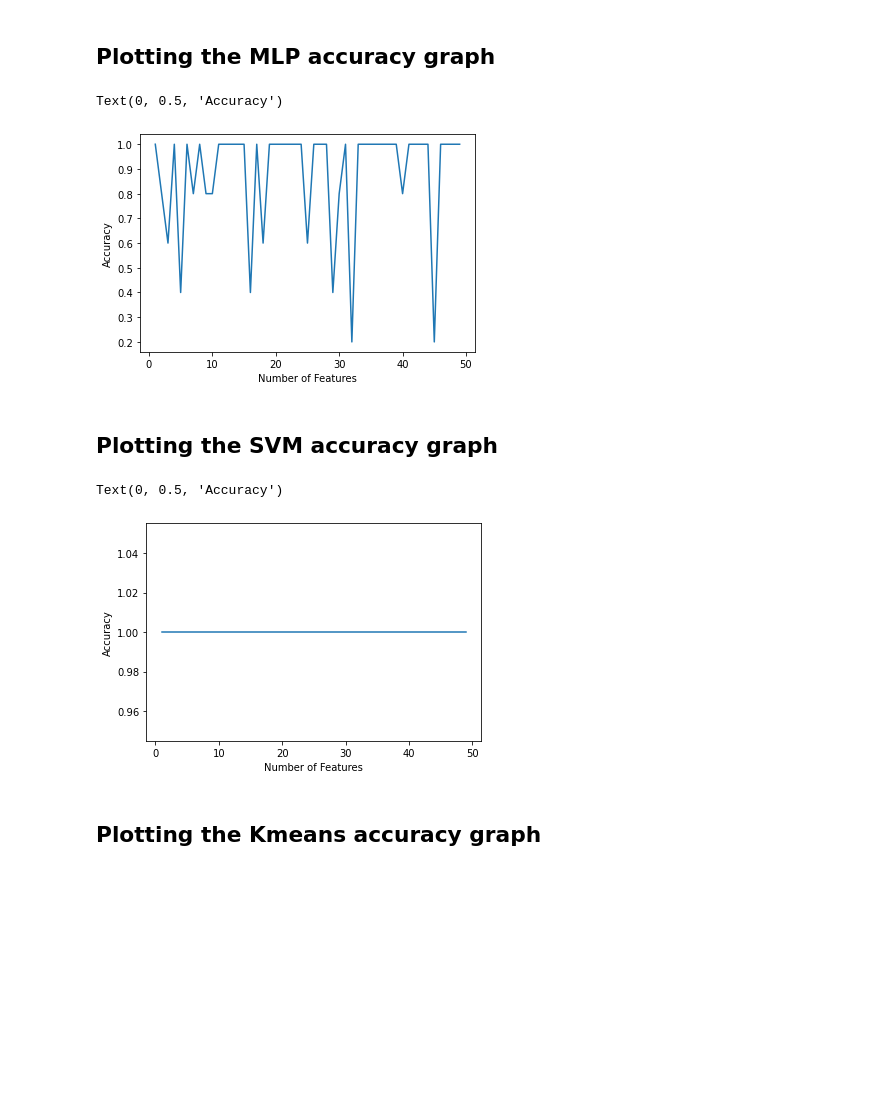
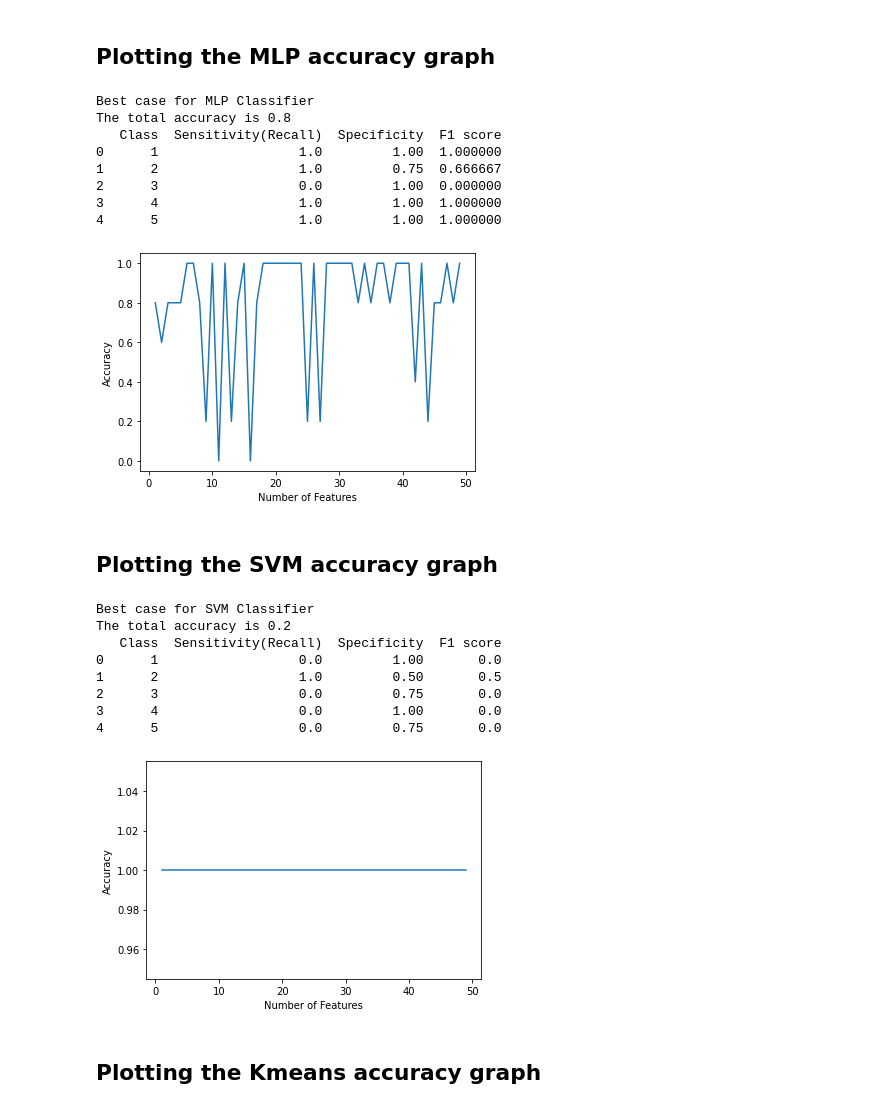
Before and after one commit to pemba007/final-exam, a Jupyter notebook: main.ipynb, the cells around one changed output. Saved outputs shown, nothing was run; the diff lists cells and outputs as text; code cells hidden in the pictures; blank space fills up the shorter version.

```diff
--- a/main.ipynb
+++ b/main.ipynb
@@ -1144,6 +1203,15 @@ MLP_scores = list()
 SVC_scores = list()
 Kmeans_scores = list()
 FCMeans_scores = list()
+
+MLP_max = 0
+MLP_feature = 0
+SVM_max = 0
+SVM_feature = 0
+Kmeans_max = 0
+Kmeans_feature = 0
+FCMeans_max = 0
+FCMeans_feature = 0
 
 # Looping through number of features
 for n_feature in range(1, X.shape[1]):
@@ -1154,18 +1222,26 @@ for n_feature in range(1, X.shape[1]):
 
   # MLP
   mlp_acc = evaluate_classififer(MLPClassifier(), features, y)
+  MLP_feature = n_feature if mlp_acc > MLP_max else MLP_feature
+  MLP_max = mlp_acc if mlp_acc > MLP_max else MLP_max
   MLP_scores.append(mlp_acc)
 
   # SVC
   svc_acc = evaluate_classififer(SVC(), features, y)
+  SVM_feature = n_feature if svc_acc > SVM_max else SVM_feature
+  SVM_max = mlp_acc if svc_acc > SVM_max else SVM_max
   SVC_scores.append(svc_acc)
 
   # K Means
   kmeans_acc = evaluate_kmeans(features, y)
+  Kmeans_feature = n_feature if mlp_acc > Kmeans_max else Kmeans_feature
+  Kmeans_max = mlp_acc if mlp_acc > Kmeans_max else Kmeans_max
   Kmeans_scores.append(kmeans_acc)
 
   # FCMeans
   FCmeans_acc = evaluate_fcmmeans(features, y)
+  FCMeans_feature = n_feature if mlp_acc > FCMeans_max else FCMeans_feature
+  FCMeans_max = mlp_acc if mlp_acc > FCMeans_max else FCMeans_max
   FCMeans_scores.append(FCmeans_acc)
 # %% [markdown]
 ## Plotting the MLP accuracy graph
@@ -1207,7 +1327,7 @@ Text(0, 0.5, 'Accuracy')
 # Implementing Relief Feature Selection
 # %%
 from ReliefF import ReliefF
-fs = ReliefF(n_neighbors = 5)
+# fs = ReliefF(n_neighbors = 5)
 # X_train = fs.fit_transform(df.to_numpy(), y)
 
 MLP_scores = list()
@@ -1215,42 +1335,84 @@ SVC_scores = list()
 Kmeans_scores = list()
 FCMeans_scores = list()
 
+MLP_max = 0
+MLP_feature = 0
+SVM_max = 0
+SVM_feature = 0
+Kmeans_max = 0
+Kmeans_feature = 0
+FCMeans_max = 0
+FCMeans_feature = 0
+
 # Looping through number of features
 for n_feature in range(1, X.shape[1]):
+  fs = ReliefF(n_neighbors = 5, n_features_to_keep = n_feature)
   features = fs.fit_transform(df.to_numpy(), y)
 
   # MLP
   mlp_acc = evaluate_classififer(MLPClassifier(), features, y)
+  MLP_feature = n_feature if mlp_acc > MLP_max else MLP_feature
+  MLP_max = mlp_acc if mlp_acc > MLP_max else MLP_max
   MLP_scores.append(mlp_acc)
 
   # SVC
   svc_acc = evaluate_classififer(SVC(), features, y)
+  SVM_feature = n_feature if svc_acc > SVM_max else SVM_feature
+  SVM_max = mlp_acc if svc_acc > SVM_max else SVM_max
   SVC_scores.append(svc_acc)
 
   # K Means
   kmeans_acc = evaluate_kmeans(features, y)
+  Kmeans_feature = n_feature if mlp_acc > Kmeans_max else Kmeans_feature
+  Kmeans_max = mlp_acc if mlp_acc > Kmeans_max else Kmeans_max
   Kmeans_scores.append(kmeans_acc)
 
   # FCMeans
   FCmeans_acc = evaluate_fcmmeans(pd.DataFrame(features), y)
+  FCMeans_feature = n_feature if mlp_acc > FCMeans_max else FCMeans_feature
+  FCMeans_max = mlp_acc if mlp_acc > FCMeans_max else FCMeans_max
   FCMeans_scores.append(FCmeans_acc)
 # %% [markdown]
 ## Plotting the MLP accuracy graph
 # %%
 p = sns.lineplot(x=range(1,50), y = MLP_scores)
 p.set_xlabel("Number of Features")
 p.set_ylabel("Accuracy")
+fs = ReliefF(n_neighbors = 5, n_features_to_keep = MLP_feature)
+features = fs.fit_transform(df.to_numpy(), y)
+test, pred = evaluate_classififer_values(MLPClassifier(), features, y)
+print("Best case for MLP Classifier")
+metricCalculation(test.to_numpy(), pred)
 # %% [output]
-Text(0, 0.5, 'Accuracy')
+Best case for MLP Classifier
+The total accuracy is 0.8
+   Class  Sensitivity(Recall)  Specificity  F1 score
+0      1                  1.0         1.00  1.000000
+1      2                  1.0         0.75  0.666667
+2      3                  0.0         1.00  0.000000
+3      4                  1.0         1.00  1.000000
+4      5                  1.0         1.00  1.000000
-[figure, old version]
+[figure, new version]
 # %% [markdown]
 ## Plotting the SVM accuracy graph
 # %%
 p = sns.lineplot(x=range(1,50), y = SVC_scores)
 p.set_xlabel("Number of Features")
 p.set_ylabel("Accuracy")
+fs = ReliefF(n_neighbors = 5, n_features_to_keep = SVM_feature)
+features = fs.fit_transform(df.to_numpy(), y)
+test, pred = evaluate_classififer_values(MLPClassifier(), features, y)
+print("Best case for SVM Classifier")
+metricCalculation(test.to_numpy(), pred)
 # %% [output]
-Text(0, 0.5, 'Accuracy')
+Best case for SVM Classifier
+The total accuracy is 0.2
+   Class  Sensitivity(Recall)  Specificity  F1 score
+0      1                  0.0         1.00       0.0
+1      2                  1.0         0.50       0.5
+2      3                  0.0         0.75       0.0
+3      4                  0.0         1.00       0.0
+4      5                  0.0         0.75       0.0
 [figure]
 # %% [markdown]
 ## Plotting the Kmeans accuracy graph
```
Also changed, not shown: parts of 20 cells of this notebook.
